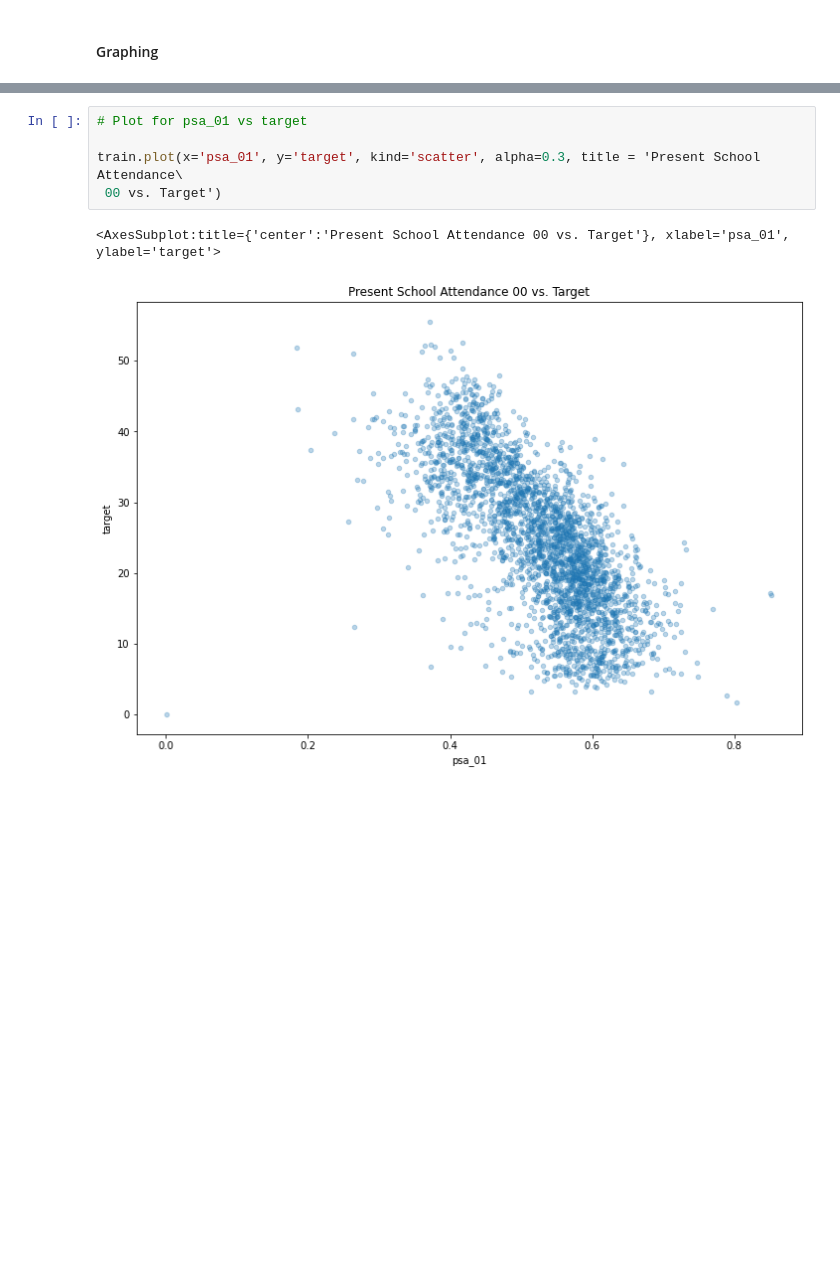
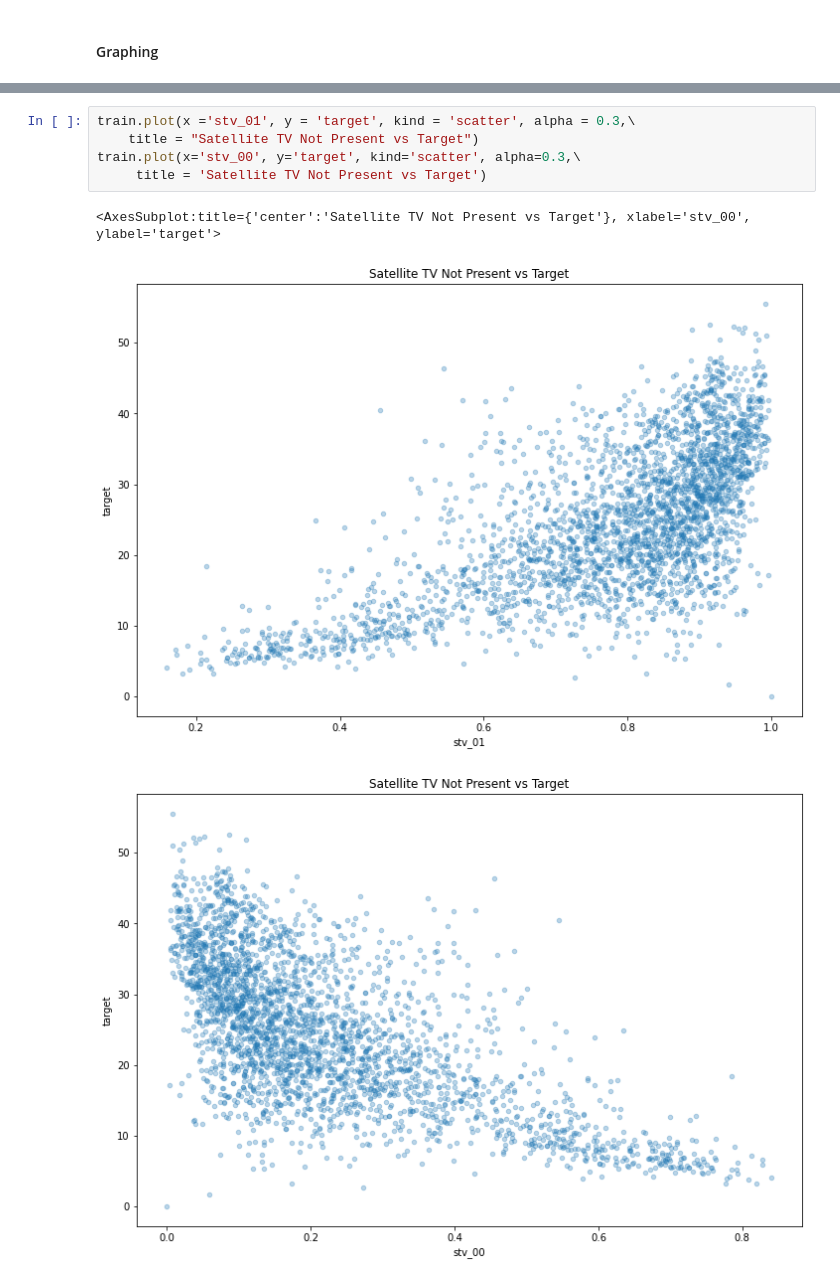
Before and after one commit to GingerLqt/iX_project1, a Jupyter notebook: Project_group_1.ipynb, the cells around one changed output, grey strips where cells are left out. Cells and saved outputs as stored; diff of their text form; blank space fills up the shorter version.

```diff
--- a/Project_group_1.ipynb
+++ b/Project_group_1.ipynb
@@ -133,8 +164,9 @@ train.plot(x='psa_00', y='target', kind='scatter', alpha=0.3, title = 'Present S
-# %%
-# Plot for psa_01 vs target
-
-train.plot(x='psa_01', y='target', kind='scatter', alpha=0.3, title = 'Present School Attendance\
- 00 vs. Target')
-# %% [output]
-<AxesSubplot:title={'center':'Present School Attendance 00 vs. Target'}, xlabel='psa_01', ylabel='target'>
-[figure, removed]
+# %%
+train.plot(x ='stv_01', y = 'target', kind = 'scatter', alpha = 0.3,\
+    title = "Satellite TV Not Present vs Target")
+train.plot(x='stv_00', y='target', kind='scatter', alpha=0.3,\
+     title = 'Satellite TV Not Present vs Target')
+# %% [output]
+<AxesSubplot:title={'center':'Satellite TV Not Present vs Target'}, xlabel='stv_00', ylabel='target'>
+[figure, added]
+[figure, added]
```
Also changed, not shown: parts of 6 cells of this notebook.
